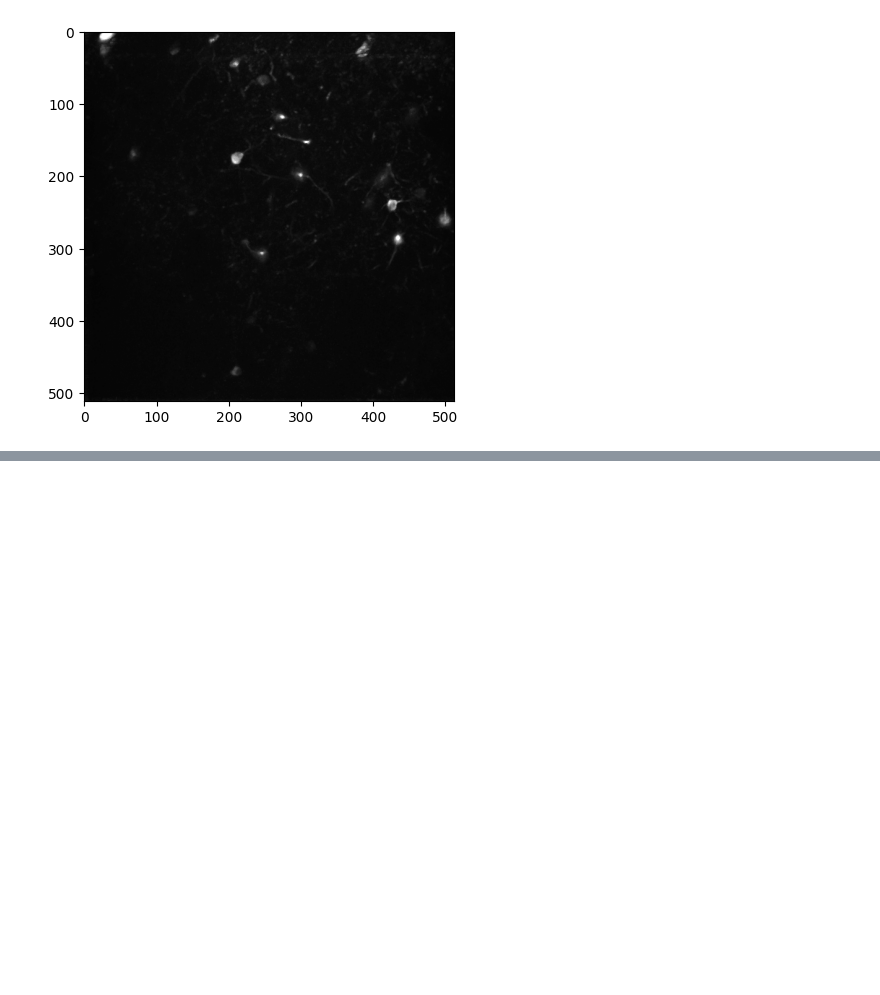
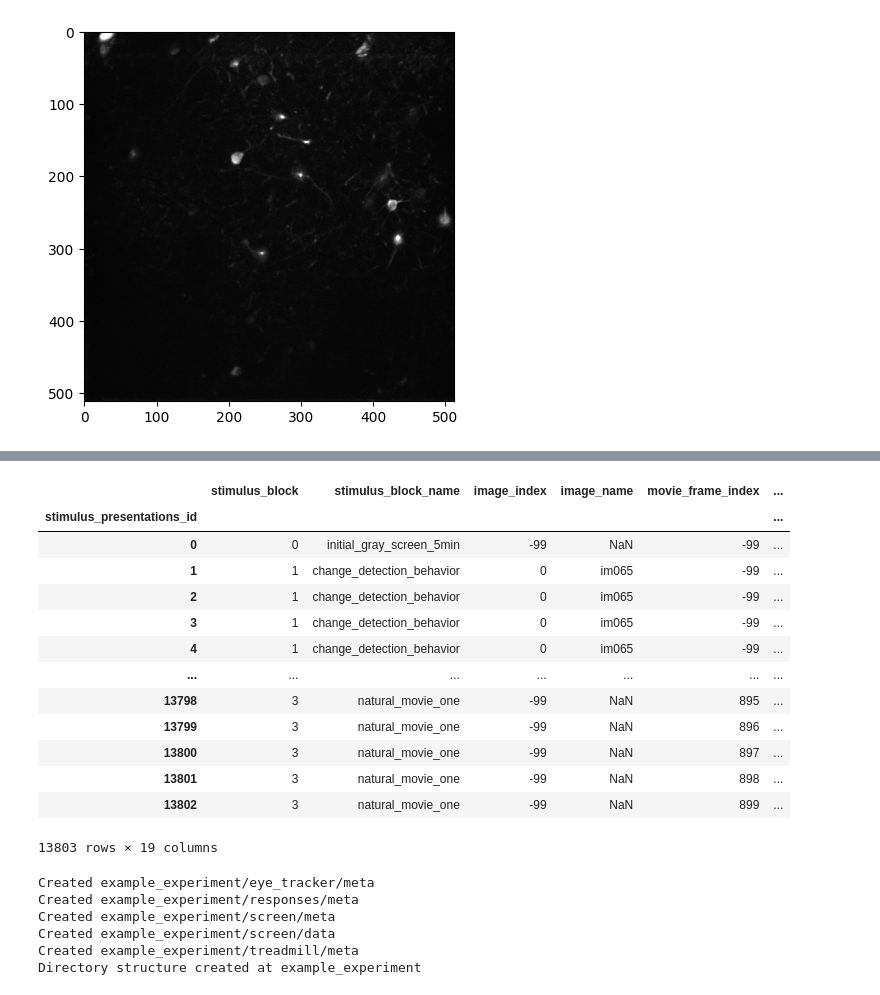
Before and after one commit to schewskone/allen-exporter, a Jupyter notebook: allensdk_test.ipynb, the cells around one changed output, grey strips where cells are left out. Drawn from its saved outputs; the diff is of its cells as text; code cells hidden in the pictures; blank space fills up the shorter version.

```diff
--- a/allensdk_test.ipynb
+++ b/allensdk_test.ipynb
@@ -154,0 +172,17 @@ plt.show()
+# %%
+stimulus_table
+# %% [output]
+|  | stimulus_block | stimulus_block_name | image_index | image_name | movie_frame_index | ... |
+| stimulus_presentations_id |  |  |  |  |  | ... |
+| 0 | 0 | initial_gray_screen_5min | -99 | NaN | -99 | ... |
+| 1 | 1 | change_detection_behavior | 0 | im065 | -99 | ... |
+| 2 | 1 | change_detection_behavior | 0 | im065 | -99 | ... |
+| 3 | 1 | change_detection_behavior | 0 | im065 | -99 | ... |
+| 4 | 1 | change_detection_behavior | 0 | im065 | -99 | ... |
+| ... | ... | ... | ... | ... | ... | ... |
+| 13798 | 3 | natural_movie_one | -99 | NaN | 895 | ... |
+| 13799 | 3 | natural_movie_one | -99 | NaN | 896 | ... |
+| 13800 | 3 | natural_movie_one | -99 | NaN | 897 | ... |
+| 13801 | 3 | natural_movie_one | -99 | NaN | 898 | ... |
+| 13802 | 3 | natural_movie_one | -99 | NaN | 899 | ... |
+13803 rows × 19 columns
@@ -154,0 +226,10 @@ plt.show()
+# %%
+base_directory = 'example_experiment'
+create_directory_structure(base_directory)
+# %% [output]
+Created example_experiment/eye_tracker/meta
+Created example_experiment/responses/meta
+Created example_experiment/screen/meta
+Created example_experiment/screen/data
+Created example_experiment/treadmill/meta
+Directory structure created at example_experiment
```
Also changed, not shown: parts of 8 cells of this notebook, 1 other file.
